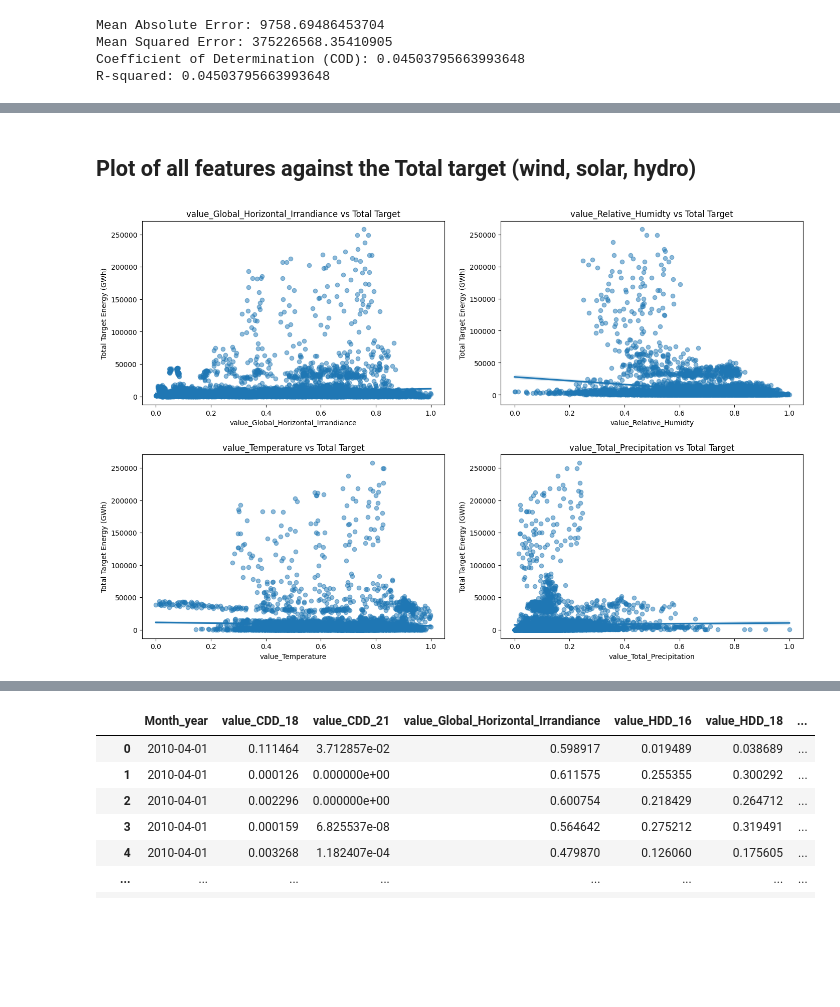
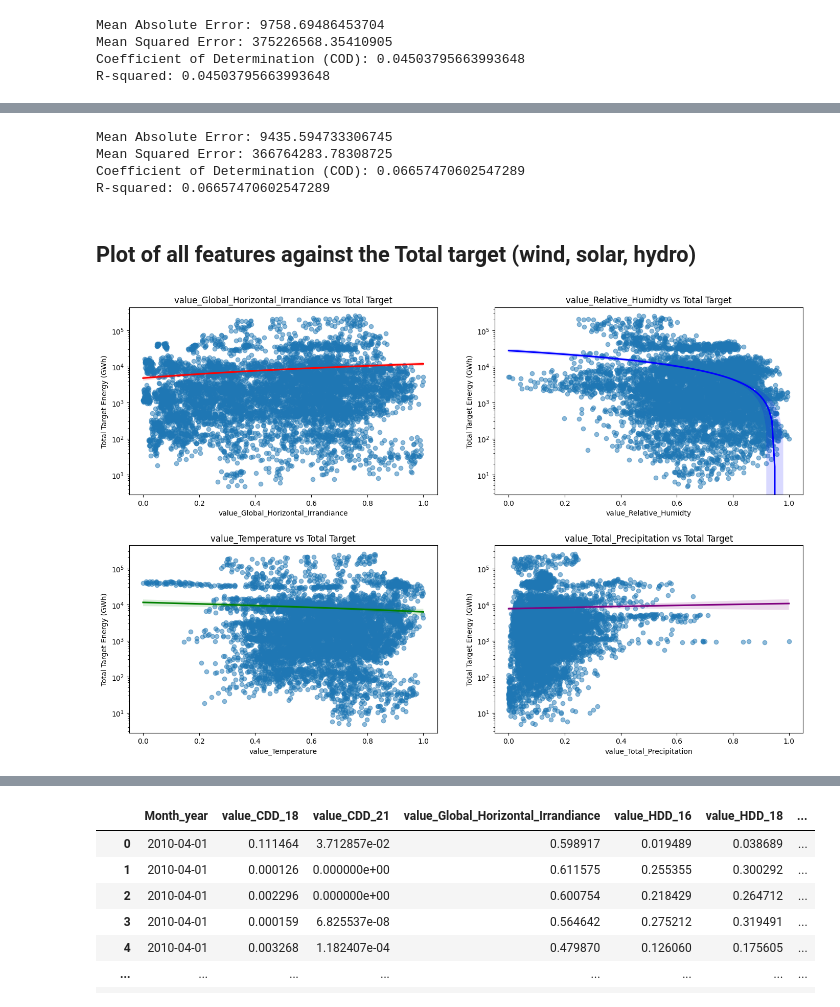
Before and after one commit to VonRiecken/Power-Predict, a Jupyter notebook: notebooks/weather_extraction_20231201.ipynb, the cells around one changed output, grey strips where cells are left out. Drawn from its saved outputs; the diff is of its cells as text; code cells hidden in the pictures; blank space fills up the shorter version.

```diff
--- a/notebooks/weather_extraction_20231201.ipynb
+++ b/notebooks/weather_extraction_20231201.ipynb
@@ -739,35 +790,75 @@ R-squared: 0.04503795663993648
+# %%
+from sklearn.metrics import mean_squared_error, r2_score
+
+##X = pd.get_dummies(final, columns=categorical_columns, drop_first=True)
+y = final['total target (wind, solar, hydro)']
+
+# Split training and testing sets
+X_train, X_test, y_train, y_test = train_test_split(X, y, test_size=0.2, random_state=42)
+
+# Linear regression model MinMaxScaler(feature_range=(0, 1)). We are dealing with GWh (energy) and prefer to have only positive values
+model = LinearRegression()
+
+# Fit
+model.fit(X_train, y_train)
+
+y_pred = model.predict(X_test)
+
+mse = mean_squared_error(y_test, y_pred)
+r2 = r2_score(y_test, y_pred)
+mae = mean_absolute_error(y_test, y_pred)
+cod = r2_score(y_test, y_pred)
+
+print(f'Mean Absolute Error: {mae}')
+print(f'Mean Squared Error: {mse}')
+print(f'Coefficient of Determination (COD): {cod}')
+print(f'R-squared: {r2}')
+# %% [output]
+Mean Absolute Error: 9435.594733306745
+Mean Squared Error: 366764283.78308725
+Coefficient of Determination (COD): 0.06657470602547289
+R-squared: 0.06657470602547289
 # %% [markdown]
 ## Plot of all features against the Total target (wind, solar, hydro)
 # %%
+import seaborn as sns
+import matplotlib.pyplot as plt
+
 features = ['value_Global_Horizontal_Irrandiance',
     'value_Relative_Humidty',
     'value_Temperature',
     'value_Total_Precipitation']
 
 num_features = len(features)
-num_rows = num_features // 2 + num_features % 2  # Adjust for odd number of features
+num_rows = num_features // 2 + num_features % 2  # Adjust for an odd number of features
+
+# Define colors for regression lines
+line_colors = ['red', 'blue', 'green', 'purple']
 
 # Plotting subplots for each feature
 fig, axes = plt.subplots(nrows=num_rows, ncols=2, figsize=(15, num_rows * 5))
 fig.tight_layout(pad=5.0)
 
-for i, feature in enumerate(features):
+for i, (feature, color) in enumerate(zip(features, line_colors)):
     row, col = divmod(i, 2)
 
-    # Plotting scatter plot with regression line
-    sns.regplot(x=feature, y=final['total target (wind, solar, hydro)'], data=final, ax=axes[row, col], scatter_kws={'alpha':0.5})
+    # Plotting scatter plot with regression line on log scale for y-axis
+    sns.regplot(x=feature, y='total target (wind, solar, hydro)', data=final, ax=axes[row, col], scatter_kws={'alpha':0.5}, line_kws={'color': color})
 
     axes[row, col].set_title(f'{feature} vs Total Target')
     axes[row, col].set_xlabel(feature)
     axes[row, col].set_ylabel('Total Target Energy (GWh)')
+
+    # Set y-axis to log scale
+    axes[row, col].set_yscale('log')
 
 # Remove empty subplots if there are an odd number of features
 if num_features % 2 != 0:
     fig.delaxes(axes[-1, -1])
 
 plt.show()
 # %% [output]
-[figure, old version]
+[figure, new version]
 # %%
 ## We first select the columns that are gonna be part of our X
 ##columns_X = [col for (col in final.columns if 'value' in col)]or (col in final.columns if 'Country' in col)]
```
Also changed, not shown: parts of 20 cells of this notebook, 2 other files.
